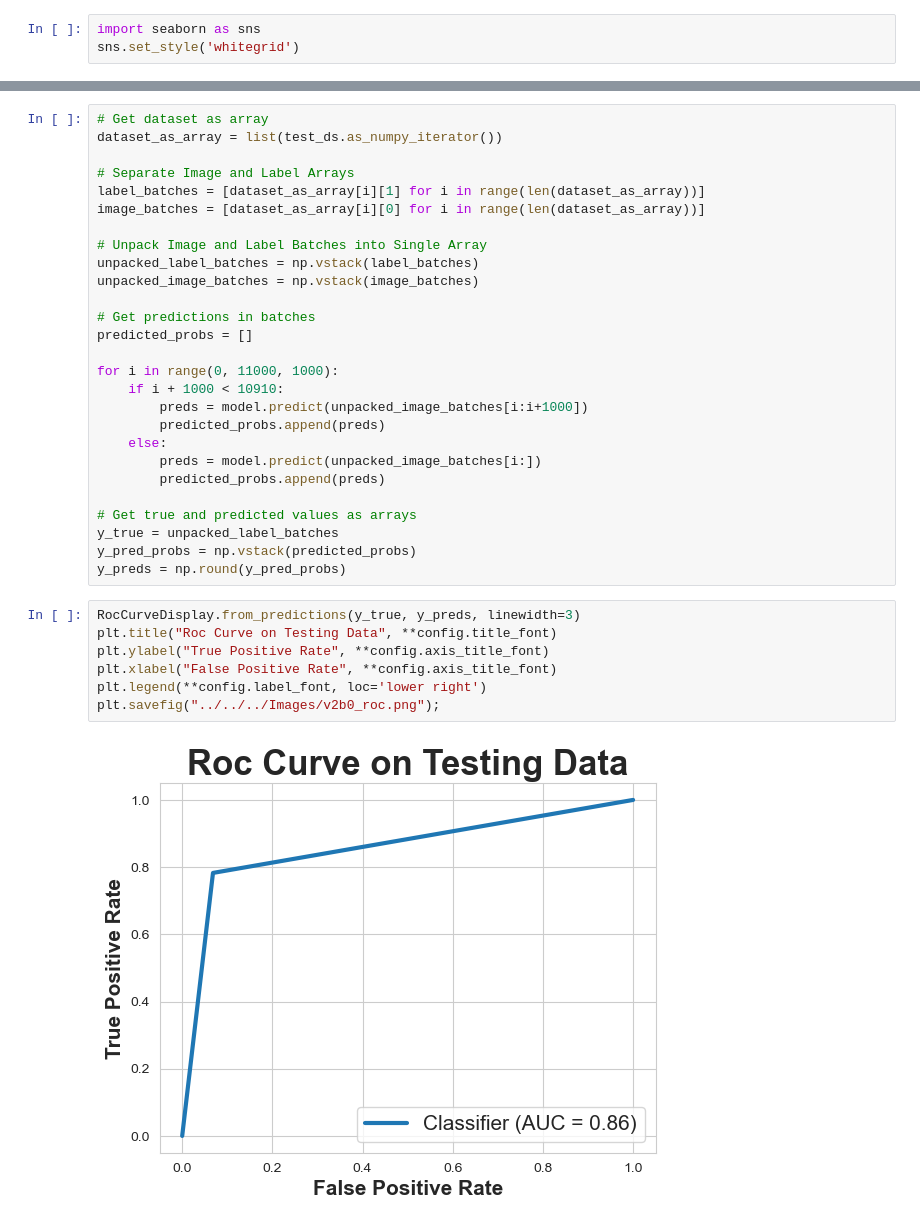
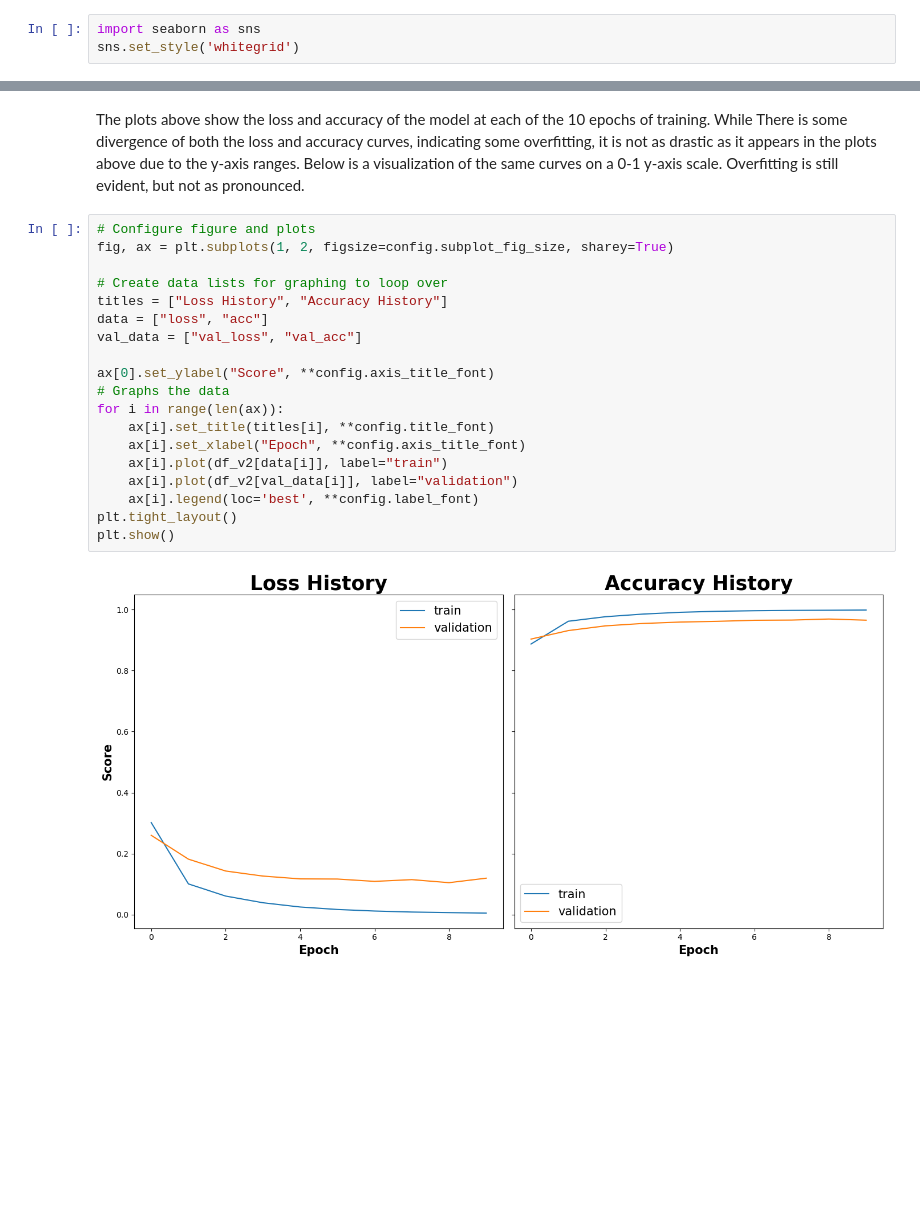
Before and after one commit to annabchox/deepfake-detector, a Jupyter notebook: Code/Main/Testing/Best_Models_NN.ipynb, the cells around one changed output, grey strips where cells are left out. Drawn from its saved outputs; the diff is of its cells as text; blank space fills up the shorter version.

Commit message:
final best model notebook and plots

```diff
--- a/Code/Main/Testing/Best_Models_NN.ipynb
+++ b/Code/Main/Testing/Best_Models_NN.ipynb
@@ -128,39 +147,26 @@ plt.show()
-# %%
-# Get dataset as array
-dataset_as_array = list(test_ds.as_numpy_iterator())
-
-# Separate Image and Label Arrays
-label_batches = [dataset_as_array[i][1] for i in range(len(dataset_as_array))]
-image_batches = [dataset_as_array[i][0] for i in range(len(dataset_as_array))]
-
-# Unpack Image and Label Batches into Single Array
-unpacked_label_batches = np.vstack(label_batches)
-unpacked_image_batches = np.vstack(image_batches)
-
-# Get predictions in batches
-predicted_probs = []
-
-for i in range(0, 11000, 1000):
-    if i + 1000 < 10910:
-        preds = model.predict(unpacked_image_batches[i:i+1000])
-        predicted_probs.append(preds)
-    else:
-        preds = model.predict(unpacked_image_batches[i:])
-        predicted_probs.append(preds)
-
-# Get true and predicted values as arrays
-y_true = unpacked_label_batches
-y_pred_probs = np.vstack(predicted_probs)
-y_preds = np.round(y_pred_probs)
-# %%
-RocCurveDisplay.from_predictions(y_true, y_preds, linewidth=3)
-plt.title("Roc Curve on Testing Data", **config.title_font)
-plt.ylabel("True Positive Rate", **config.axis_title_font)
-plt.xlabel("False Positive Rate", **config.axis_title_font)
-plt.legend(**config.label_font, loc='lower right')
-plt.savefig("../../../Images/v2b0_roc.png");
-# %% [output]
-[figure, removed]
+# %% [markdown]
+The plots above show the loss and accuracy of the model at each of the 10 epochs of training. While There is some divergence of both the loss and accuracy curves, indicating some overfitting, it is not as drastic as it appears in the plots above due to the y-axis ranges. Below is a visualization of the same curves on a 0-1 y-axis scale. Overfitting is still evident, but not as pronounced.
+# %%
+# Configure figure and plots
+fig, ax = plt.subplots(1, 2, figsize=config.subplot_fig_size, sharey=True)
+
+# Create data lists for graphing to loop over
+titles = ["Loss History", "Accuracy History"]
+data = ["loss", "acc"]
+val_data = ["val_loss", "val_acc"]
+
+ax[0].set_ylabel("Score", **config.axis_title_font)
+# Graphs the data
+for i in range(len(ax)):
+    ax[i].set_title(titles[i], **config.title_font)
+    ax[i].set_xlabel("Epoch", **config.axis_title_font)
+    ax[i].plot(df_v2[data[i]], label="train")
+    ax[i].plot(df_v2[val_data[i]], label="validation")
+    ax[i].legend(loc='best', **config.label_font)
+plt.tight_layout()
+plt.show()
+# %% [output]
+[figure, added]
 # %%
 def plot_bar(df, list_of_columns):
 
```
Also changed, not shown: parts of 19 cells of this notebook, 4 other files.
